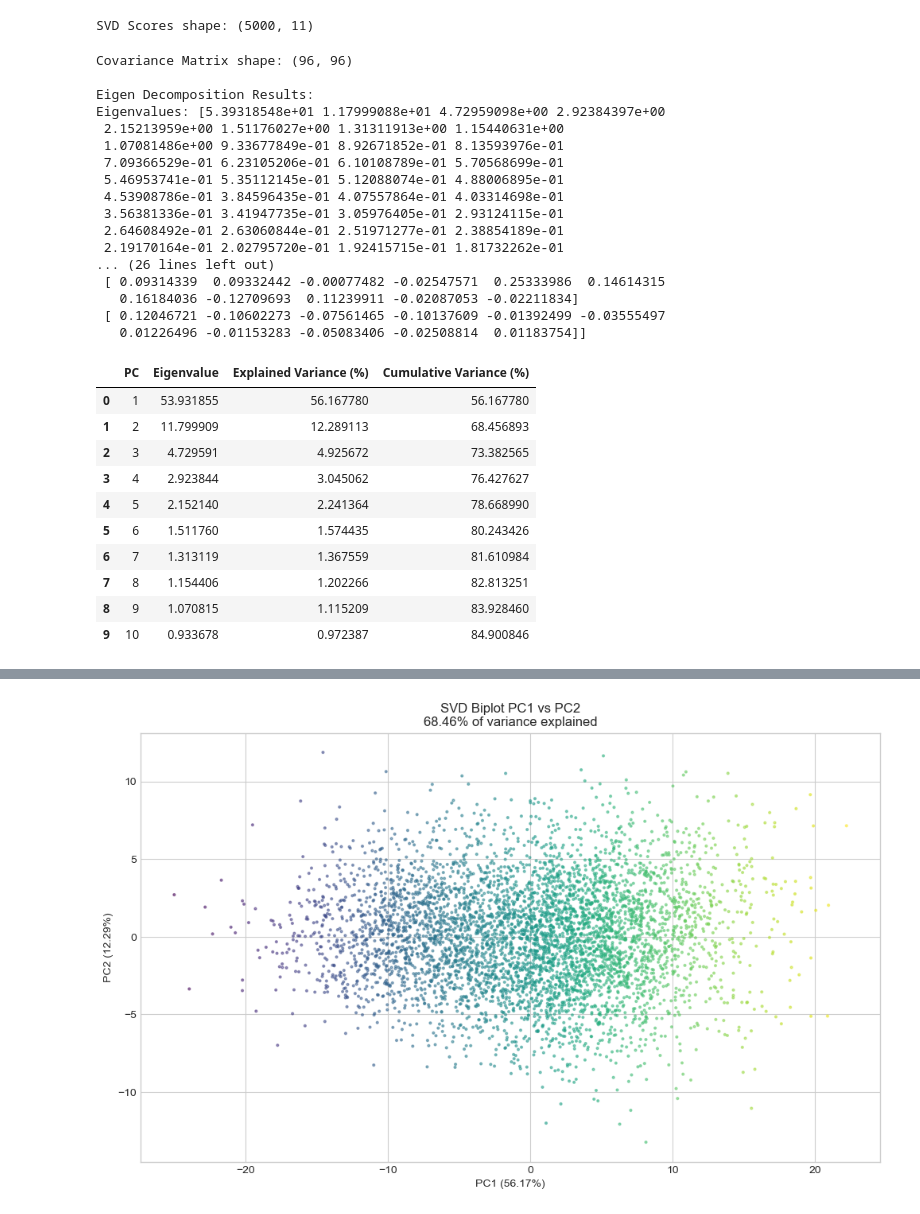
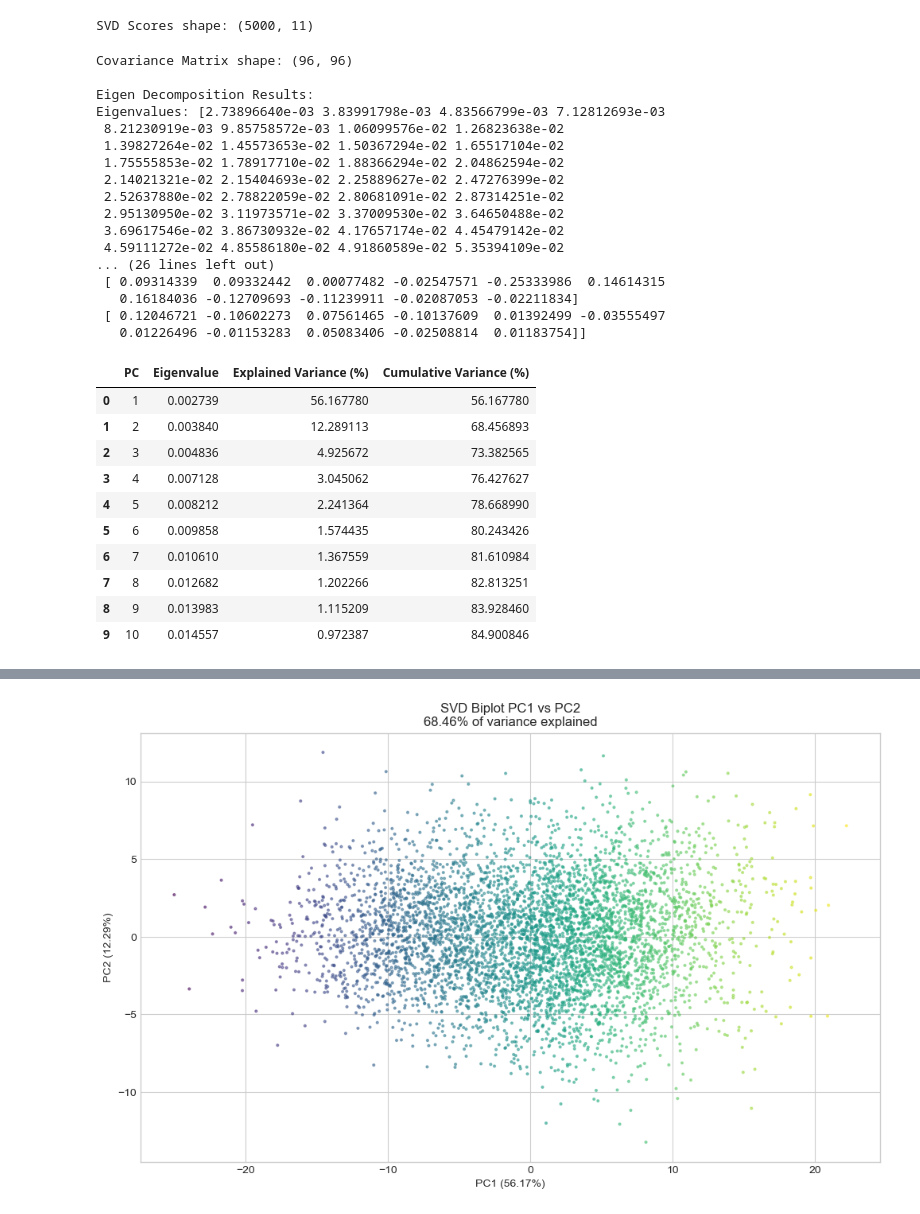
Before and after one commit to liambarry01/data-science, a Jupyter notebook: Linear Algebra & Applications/Linear Algebra A2.ipynb, the cells around one changed output, grey strips where cells are left out. Cells and saved outputs as stored; diff of their text form; code cells hidden in the pictures.

```diff
--- a/Linear Algebra & Applications/Linear Algebra A2.ipynb
+++ b/Linear Algebra & Applications/Linear Algebra A2.ipynb
@@ -144,68 +145,68 @@ cov_matrix = np.cov(cA, rowvar=False)
 print("Covariance Matrix shape:", cov_matrix.shape)
 
 # Perform Eigen Decomposition
-e_values, e_vectors = eig(cov_matrix)
+e_vals, e_vecs = eigh(cov_matrix)
 print("\nEigen Decomposition Results:")
-print("Eigenvalues:", e_values)
-print("Eigenvectors shape:", e_vectors.shape)
+print("Eigenvalues:", e_vals)
+print("Eigenvectors shape:", e_vecs.shape)
 
 # Sort eigenvalues and eigenvectors in descending order
-sorted_indices = np.argsort(e_values)[::-1]
-e_values_sorted = e_values[sorted_indices]
-e_vectors_sorted = e_vectors[:, sorted_indices]
+sorted_idx = np.argsort(e_vals)[::-1]
+e_vals_sorted = e_vals[sorted_idx]
+e_vecs_sorted = e_vecs[:, sorted_idx]
 
 # Calculate explained variance
-explained_variance_eig = (e_values_sorted.real) / (e_values_sorted.real.sum()) * 100
+explained_variance_eig = (e_vals_sorted / e_vals_sorted.sum()) * 100
 cumulative_variance_eig = np.cumsum(explained_variance_eig)
 
-# Determine number of components to capture desired variance (e.g., 85%)
+# Determine number of components to capture desired variance
 n_components_eig = np.argmax(cumulative_variance_eig >= desired_variance) + 1
 print(f"\nEigen Decomposition: Number of components to capture at least {desired_variance}% variance: {n_components_eig}")
 
 # Extract principal components (loadings)
-loadings_eig = e_vectors_sorted[:, :n_components_eig]
+loadings_eig = e_vecs_sorted[:, :n_components_eig]
 print("\nEigen Decomposition Loadings (first few):\n", loadings_eig[:5])
 # %% [output]
 Covariance Matrix shape: (96, 96)
 
 Eigen Decomposition Results:
-Eigenvalues: [5.39318548e+01 1.17999088e+01 4.72959098e+00 2.92384397e+00
- 2.15213959e+00 1.51176027e+00 1.31311913e+00 1.15440631e+00
- 1.07081486e+00 9.33677849e-01 8.92671852e-01 8.13593976e-01
- 7.09366529e-01 6.23105206e-01 6.10108789e-01 5.70568699e-01
- 5.46953741e-01 5.35112145e-01 5.12088074e-01 4.88006895e-01
- 4.53908786e-01 3.84596435e-01 4.07557864e-01 4.03314698e-01
- 3.56381336e-01 3.41947735e-01 3.05976405e-01 2.93124115e-01
- 2.64608492e-01 2.63060844e-01 2.51971277e-01 2.38854189e-01
- 2.19170164e-01 2.02795720e-01 1.92415715e-01 1.81732262e-01
+Eigenvalues: [2.73896640e-03 3.83991798e-03 4.83566799e-03 7.12812693e-03
+ 8.21230919e-03 9.85758572e-03 1.06099576e-02 1.26823638e-02
+ 1.39827264e-02 1.45573653e-02 1.50367294e-02 1.65517104e-02
+ 1.75555853e-02 1.78917710e-02 1.88366294e-02 2.04862594e-02
+ 2.14021321e-02 2.15404693e-02 2.25889627e-02 2.47276399e-02
+ 2.52637880e-02 2.78822059e-02 2.80681091e-02 2.87314251e-02
+ 2.95130950e-02 3.11973571e-02 3.37009530e-02 3.64650488e-02
+ 3.69617546e-02 3.86730932e-02 4.17657174e-02 4.45479142e-02
+ 4.59111272e-02 4.85586180e-02 4.91860589e-02 5.35394109e-02
 ... (26 lines left out)
- [ 0.09314339  0.09332442 -0.00077482 -0.02547571  0.25333986  0.14614315
-   0.16184036 -0.12709693  0.11239911 -0.02087053 -0.02211834]
- [ 0.12046721 -0.10602273 -0.07561465 -0.10137609 -0.01392499 -0.03555497
-   0.01226496 -0.01153283 -0.05083406 -0.02508814  0.01183754]]
+ [ 0.09314339  0.09332442  0.00077482 -0.02547571 -0.25333986  0.14614315
+   0.16184036 -0.12709693 -0.11239911 -0.02087053 -0.02211834]
+ [ 0.12046721 -0.10602273  0.07561465 -0.10137609  0.01392499 -0.03555497
+   0.01226496 -0.01153283  0.05083406 -0.02508814  0.01183754]]
 # %%
 # Create equivalent PCA summary table using eigen decomposition of the covariance matrix
 eig_summary = pd.DataFrame({
     "PC": np.arange(1, len(explained_variance_eig)+1),
-    "Eigenvalue": e_values,
+    "Eigenvalue": e_vals,
     "Explained Variance (%)": explained_variance_eig,
     "Cumulative Variance (%)": cumulative_variance_eig
 })
 
 # Display first 10 components
 display(eig_summary.head(10))
 # %% [output]
 |  | PC | Eigenvalue | Explained Variance (%) | Cumulative Variance (%) |
-| 0 | 1 | 53.931855 | 56.167780 | 56.167780 |
-| 1 | 2 | 11.799909 | 12.289113 | 68.456893 |
-| 2 | 3 | 4.729591 | 4.925672 | 73.382565 |
-| 3 | 4 | 2.923844 | 3.045062 | 76.427627 |
-| 4 | 5 | 2.152140 | 2.241364 | 78.668990 |
-| 5 | 6 | 1.511760 | 1.574435 | 80.243426 |
-| 6 | 7 | 1.313119 | 1.367559 | 81.610984 |
-| 7 | 8 | 1.154406 | 1.202266 | 82.813251 |
-| 8 | 9 | 1.070815 | 1.115209 | 83.928460 |
-| 9 | 10 | 0.933678 | 0.972387 | 84.900846 |
+| 0 | 1 | 0.002739 | 56.167780 | 56.167780 |
+| 1 | 2 | 0.003840 | 12.289113 | 68.456893 |
+| 2 | 3 | 0.004836 | 4.925672 | 73.382565 |
+| 3 | 4 | 0.007128 | 3.045062 | 76.427627 |
+| 4 | 5 | 0.008212 | 2.241364 | 78.668990 |
+| 5 | 6 | 0.009858 | 1.574435 | 80.243426 |
+| 6 | 7 | 0.010610 | 1.367559 | 81.610984 |
+| 7 | 8 | 0.012682 | 1.202266 | 82.813251 |
+| 8 | 9 | 0.013983 | 1.115209 | 83.928460 |
+| 9 | 10 | 0.014557 | 0.972387 | 84.900846 |
 # %%
 # Create a DataFrame for Eigen Decomposition loadings
 loading_df_eig = pd.DataFrame(
```
Also changed, not shown: parts of 14 cells of this notebook.
